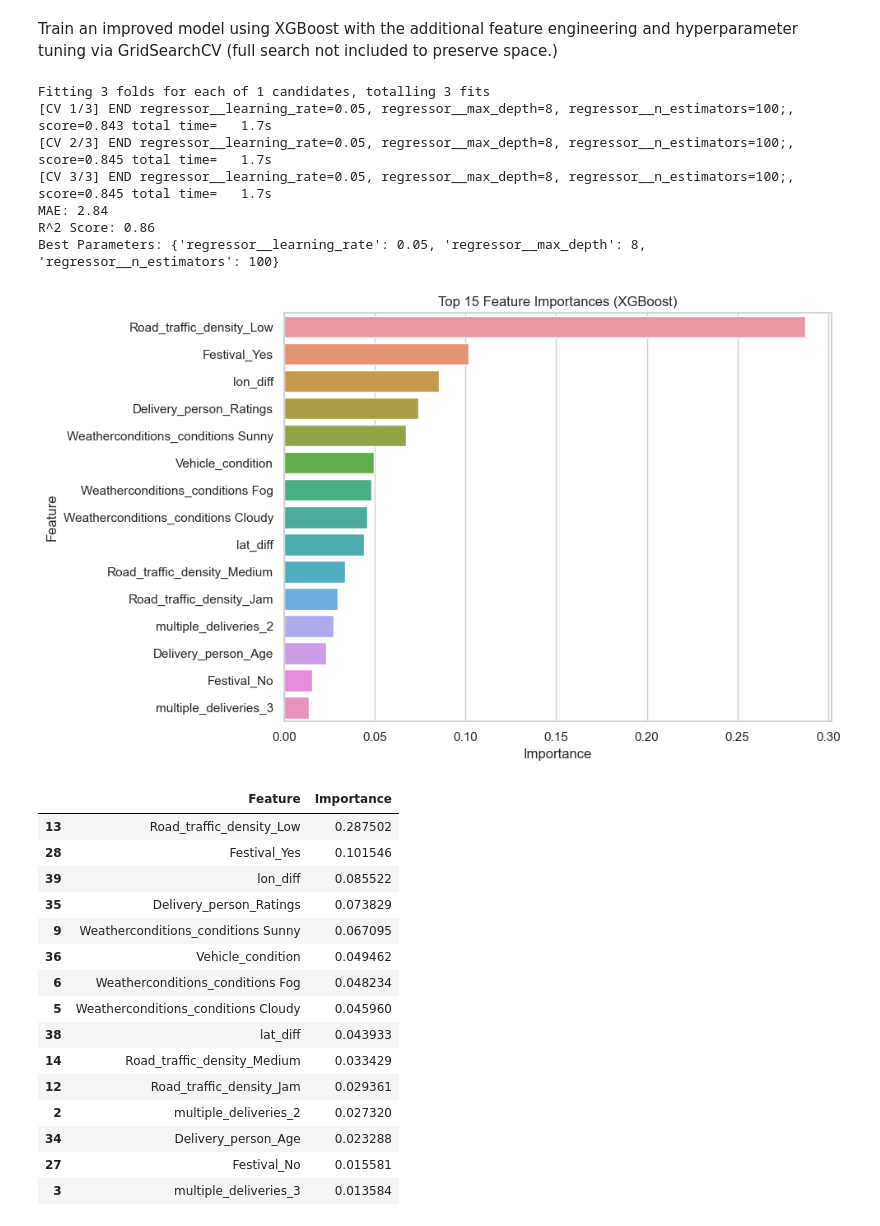
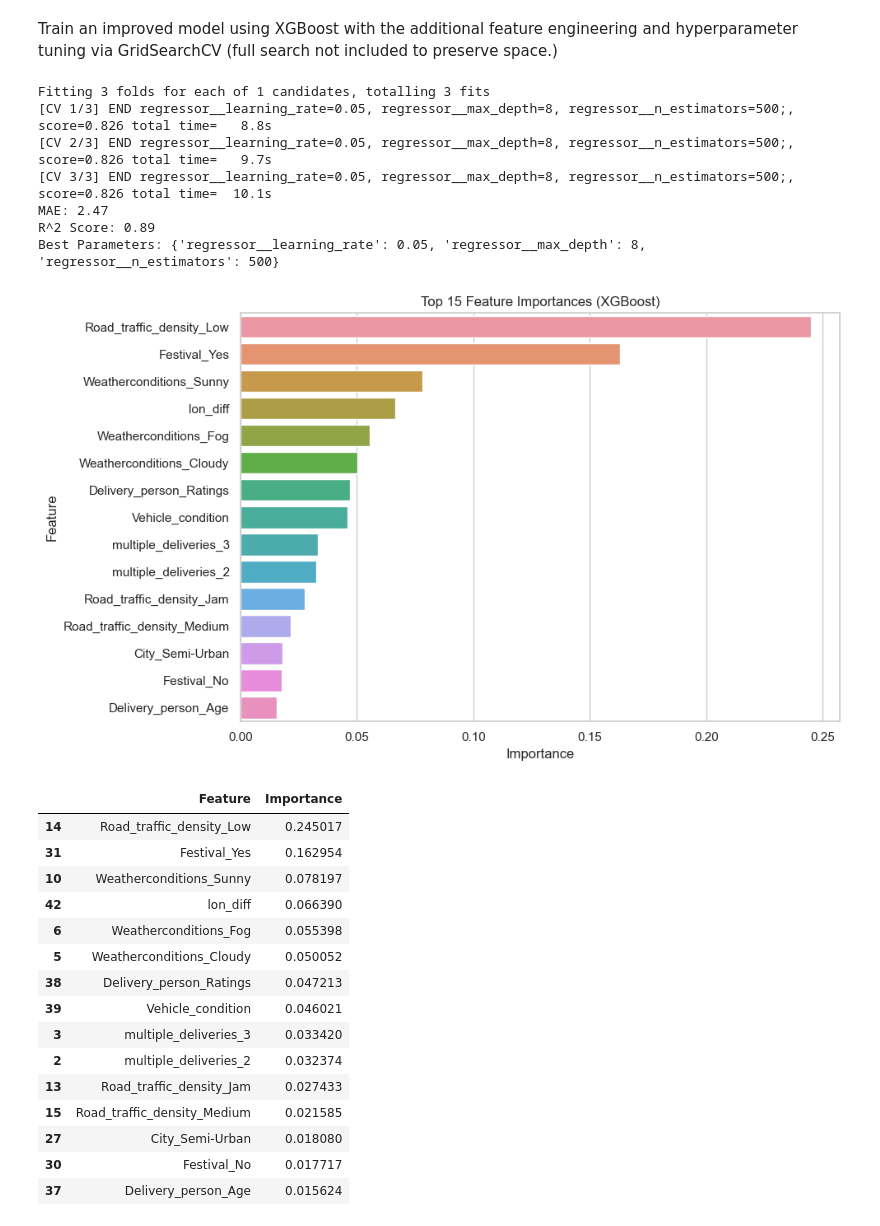
Before and after one commit to andrew-m-stambaugh/Food-Delivery-Time-Regression-Model, a Jupyter notebook: updated_predictive_models.ipynb, the cells around one changed output. Saved outputs shown, nothing was run; the diff lists cells and outputs as text; code cells hidden in the pictures.

```diff
--- a/updated_predictive_models.ipynb
+++ b/updated_predictive_models.ipynb
@@ -101,6 +101,34 @@ df_clean['Weatherconditions'] = df_clean['Weatherconditions'].str.replace('condi
 df_clean['distance_km'] = ((df_clean['Restaurant_latitude'] - df_clean['Delivery_location_latitude'])**2 +
                      (df_clean['Restaurant_longitude'] - df_clean['Delivery_location_longitude'])**2 )**0.5 * 111
 
+# Impute numeric columns with median
+num_cols = df_clean.select_dtypes(include='number').columns
+df_clean[num_cols] = df_clean[num_cols].fillna(df_clean[num_cols].median())
+
+# Impute categorical columns with mode
+cat_cols = df_clean.select_dtypes(include='object').columns
+for col in cat_cols:
+    df_clean[col] = df_clean[col].fillna(df_clean[col].mode()[0])
+
+# Convert non-null Time_Orderd to seconds since midnight
+valid_times = df_clean['Time_Orderd'].dropna().dt.hour * 3600 + df_clean['Time_Orderd'].dropna().dt.minute * 60 + df_clean['Time_Orderd'].dropna().dt.second
+
+# Get the median time in seconds
+median_seconds = int(valid_times.median())
+
+# Convert median seconds back to a time string
+hours = median_seconds // 3600
+minutes = (median_seconds % 3600) // 60
+seconds = median_seconds % 60
+median_time_str = f"{hours:02d}:{minutes:02d}:{seconds:02d}"
+
+# Impute missing Time_Orderd using the original Order_Date + median time
+mask = df_clean['Time_Orderd'].isna()
+df_clean.loc[mask, 'Time_Orderd'] = pd.to_datetime(
+    df_clean.loc[mask, 'Order_Date'].dt.strftime('%Y-%m-%d') + ' ' + median_time_str,
+    errors='coerce'
+)
+
 # Final check
 df_clean.info()
 # %% [output]
@@ -396,7 +424,7 @@ xgb_pipeline = Pipeline(steps=[
 
 # Basic grid search for tuning
 param_grid = {
-    'regressor__n_estimators': [100],
+    'regressor__n_estimators': [500],
     'regressor__max_depth': [8],
     'regressor__learning_rate': [0.05]
 }
@@ -408,54 +436,54 @@ grid_search.fit(X, y)
 best_model = grid_search.best_estimator_
 y_pred = best_model.predict(X)
 mae = mean_absolute_error(y, y_pred)
 r2 = r2_score(y, y_pred)
 
 print(f"MAE: {mae:.2f}")
 print(f"R^2 Score: {r2:.2f}")
 print(f"Best Parameters: {grid_search.best_params_}")
 
 # Get feature importances
 ohe = best_model.named_steps['preprocessor'].named_transformers_['cat']
 encoded_cols = ohe.get_feature_names_out(categorical_features_ext).tolist()
 feature_names = encoded_cols + [f for f in features_extended if f not in categorical_features_ext]
 
 importances = best_model.named_steps['regressor'].feature_importances_
 feature_importance_df = pd.DataFrame({
     'Feature': feature_names,
     'Importance': importances
 }).sort_values(by='Importance', ascending=False)
 
 # Plot top 15 features
 plt.figure(figsize=(10, 6))
 sns.barplot(data=feature_importance_df.head(15), x='Importance', y='Feature')
 plt.title("Top 15 Feature Importances (XGBoost)")
 plt.tight_layout()
 plt.show()
 
 feature_importance_df.head(15)
 # %% [output]
 Fitting 3 folds for each of 1 candidates, totalling 3 fits
-[CV 1/3] END regressor__learning_rate=0.05, regressor__max_depth=8, regressor__n_estimators=100;, score=0.843 total time=   1.7s
-[CV 2/3] END regressor__learning_rate=0.05, regressor__max_depth=8, regressor__n_estimators=100;, score=0.845 total time=   1.7s
-[CV 3/3] END regressor__learning_rate=0.05, regressor__max_depth=8, regressor__n_estimators=100;, score=0.845 total time=   1.7s
-MAE: 2.84
-R^2 Score: 0.86
-Best Parameters: {'regressor__learning_rate': 0.05, 'regressor__max_depth': 8, 'regressor__n_estimators': 100}
+[CV 1/3] END regressor__learning_rate=0.05, regressor__max_depth=8, regressor__n_estimators=500;, score=0.826 total time=   8.8s
+[CV 2/3] END regressor__learning_rate=0.05, regressor__max_depth=8, regressor__n_estimators=500;, score=0.826 total time=   9.7s
+[CV 3/3] END regressor__learning_rate=0.05, regressor__max_depth=8, regressor__n_estimators=500;, score=0.826 total time=  10.1s
+MAE: 2.47
+R^2 Score: 0.89
+Best Parameters: {'regressor__learning_rate': 0.05, 'regressor__max_depth': 8, 'regressor__n_estimators': 500}
-[figure, old version]
+[figure, new version]
 |  | Feature | Importance |
-| 13 | Road_traffic_density_Low | 0.287502 |
-| 28 | Festival_Yes | 0.101546 |
-| 39 | lon_diff | 0.085522 |
-| 35 | Delivery_person_Ratings | 0.073829 |
-| 9 | Weatherconditions_conditions Sunny | 0.067095 |
-| 36 | Vehicle_condition | 0.049462 |
-| 6 | Weatherconditions_conditions Fog | 0.048234 |
-| 5 | Weatherconditions_conditions Cloudy | 0.045960 |
-| 38 | lat_diff | 0.043933 |
-| 14 | Road_traffic_density_Medium | 0.033429 |
-| 12 | Road_traffic_density_Jam | 0.029361 |
-| 2 | multiple_deliveries_2 | 0.027320 |
-| 34 | Delivery_person_Age | 0.023288 |
-| 27 | Festival_No | 0.015581 |
-| 3 | multiple_deliveries_3 | 0.013584 |
+| 14 | Road_traffic_density_Low | 0.245017 |
+| 31 | Festival_Yes | 0.162954 |
+| 10 | Weatherconditions_Sunny | 0.078197 |
+| 42 | lon_diff | 0.066390 |
+| 6 | Weatherconditions_Fog | 0.055398 |
+| 5 | Weatherconditions_Cloudy | 0.050052 |
+| 38 | Delivery_person_Ratings | 0.047213 |
+| 39 | Vehicle_condition | 0.046021 |
+| 3 | multiple_deliveries_3 | 0.033420 |
+| 2 | multiple_deliveries_2 | 0.032374 |
+| 13 | Road_traffic_density_Jam | 0.027433 |
+| 15 | Road_traffic_density_Medium | 0.021585 |
+| 27 | City_Semi-Urban | 0.018080 |
+| 30 | Festival_No | 0.017717 |
+| 37 | Delivery_person_Age | 0.015624 |
 # %% [markdown]
```
Also changed, not shown: parts of 8 cells of this notebook.
